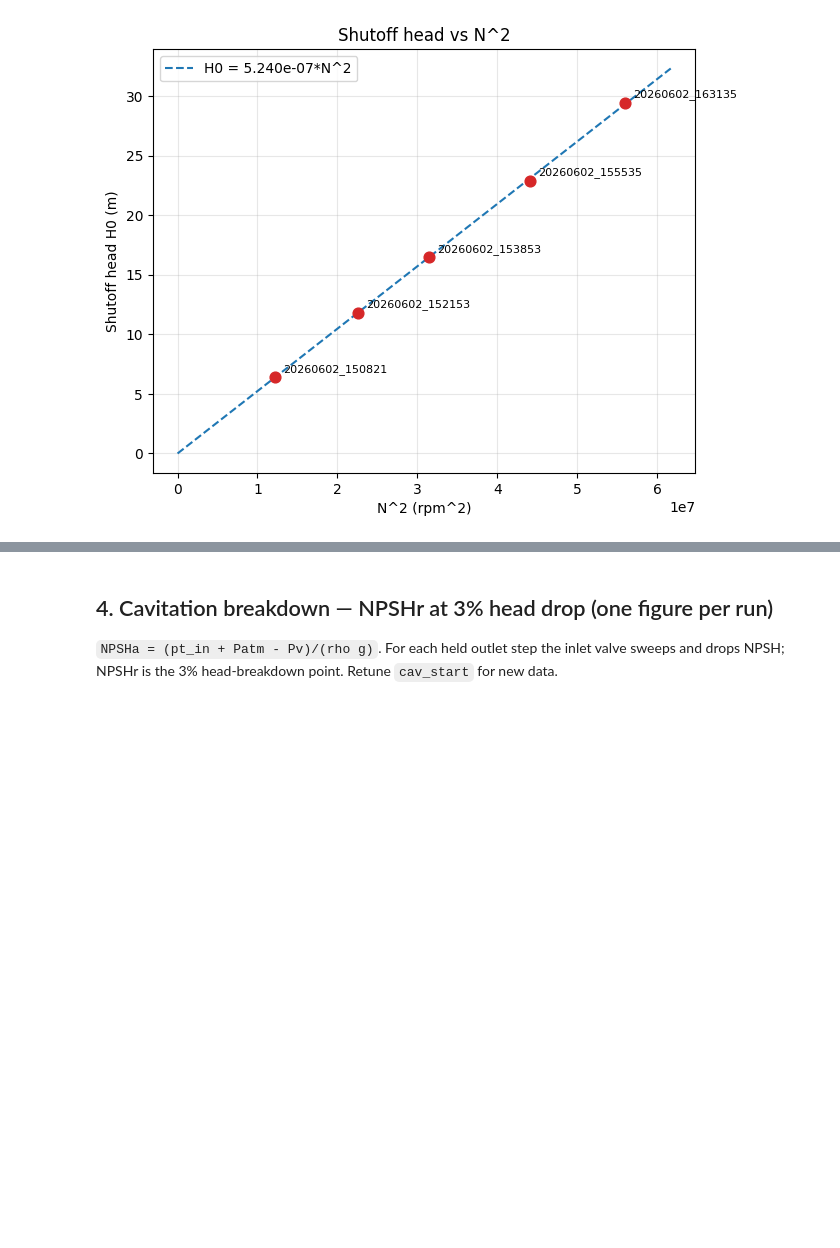
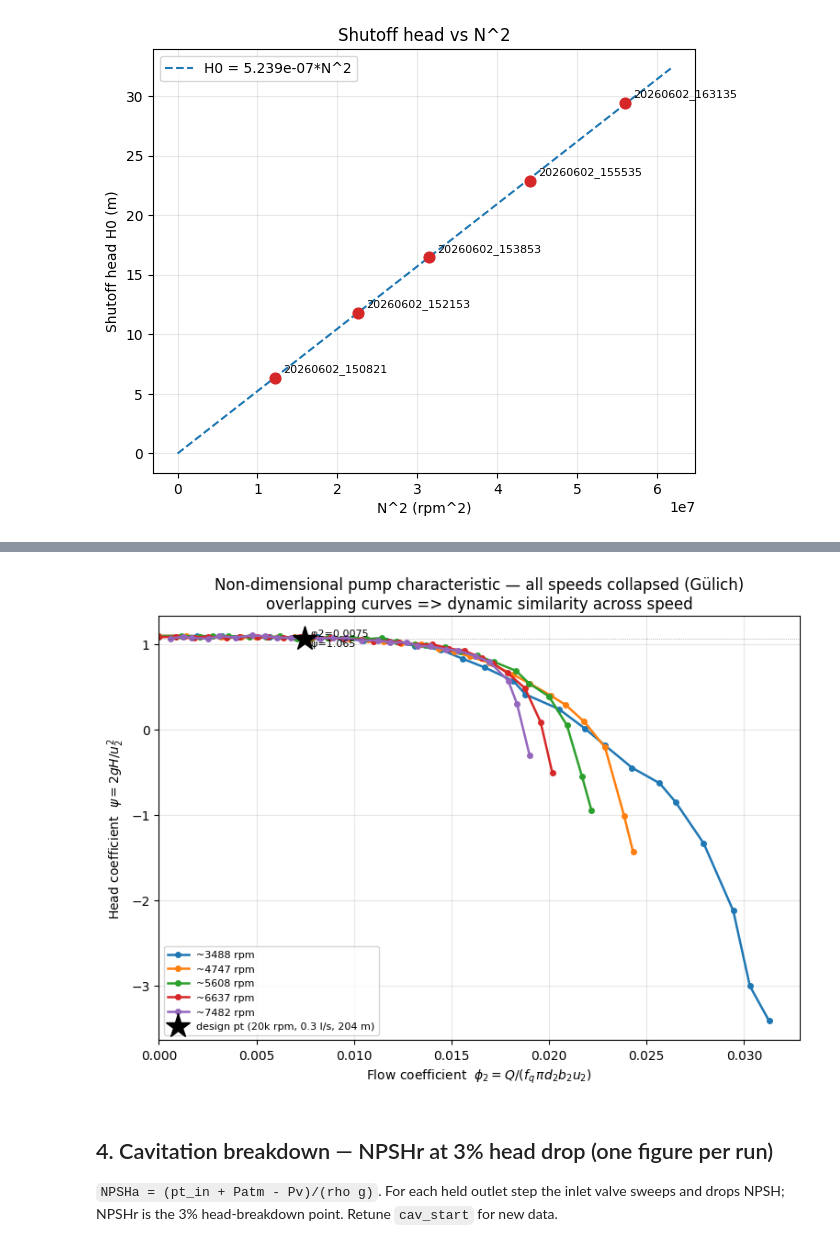
Before and after one commit to LpHiX/FYPTurbine, a Jupyter notebook: data_analysis/prelim_analysis.ipynb, the cells around one changed output, grey strips where cells are left out. Drawn from its saved outputs; the diff is of its cells as text; code cells hidden in the pictures; blank space fills up the shorter version.

```diff
--- a/data_analysis/prelim_analysis.ipynb
+++ b/data_analysis/prelim_analysis.ipynb
@@ -114,3 +119,39 @@ if len(hq_summary) >= 1:
+# %%
+# --- non-dimensional psi-phi characteristic (Gülich definitions) ------------
+# psi  = 2 g H / u2^2                 (head coeff, Eq 3.4.8; ideal ~1)
+# phi2 = Q / (fq pi d2 b2 u2)         (outlet flow coeff, Eq 3.4.6; fq=1 single-entry)
+D2    = 0.058522   # impeller tip diameter [m]  (barskesizer)
+B2    = 0.003554   # impeller outlet width b2 [m] (barskesizer)
+FQ    = 1.0        # single-entry impeller
+Q_DES = 3.0e-4     # design flow [m3/s] = 0.3 l/s (mdot 0.3 kg/s, water)
+H_DES = 203.9      # design head [m] (20 bar)
+N_DES = 20000      # design speed [rpm]
+
+fig, ax = plt.subplots(figsize=(9, 6))
+for tag in sorted(HQ_RUNS):
+    if tag not in runs:
+        continue
+    r = ep.analyse_hq(tag, runs[tag])
+    if r is None:
+        continue
+    phi, psi = ep.nondim(np.array(r["qbin"]) / 1000.0, np.array(r["Hbin"]), r["rpm"], D2, B2, FQ)
+    ax.plot(phi, psi, "-o", lw=1.8, ms=4, label=f"~{r['rpm']:.0f} rpm")
+
+# design point (Barske/Lock sizing) on the same non-dimensional axes
+phi_d, psi_d = ep.nondim(Q_DES, H_DES, N_DES, D2, B2, FQ)
+ax.plot(phi_d, psi_d, "k*", ms=20, zorder=5,
+        label=f"design pt ({N_DES // 1000}k rpm, {Q_DES * 1000:.2g} l/s, {H_DES:.0f} m)")
+ax.annotate(f"  φ2={phi_d:.4f}\n  ψ={psi_d:.3f}", (phi_d, psi_d), fontsize=8, va="center")
+
+ax.axhline(psi_d, color="k", lw=0.5, ls=":", alpha=0.5)
+ax.set_xlabel(r"Flow coefficient  $\phi_2 = Q/(f_q\,\pi d_2 b_2 u_2)$")
+ax.set_ylabel(r"Head coefficient  $\psi = 2gH/u_2^2$")
+ax.set_title("Non-dimensional pump characteristic — all speeds collapsed (Gülich)\n"
+             "overlapping curves => dynamic similarity across speed")
+ax.set_xlim(left=0); ax.grid(alpha=0.3); ax.legend(fontsize=8)
+plt.show()
+# %% [output]
+[figure, added]
 # %% [markdown]
 ## 4. Cavitation breakdown — NPSHr at 3% head drop (one figure per run)
 
```
Also changed, not shown: parts of 3 cells of this notebook, 1 other file.
